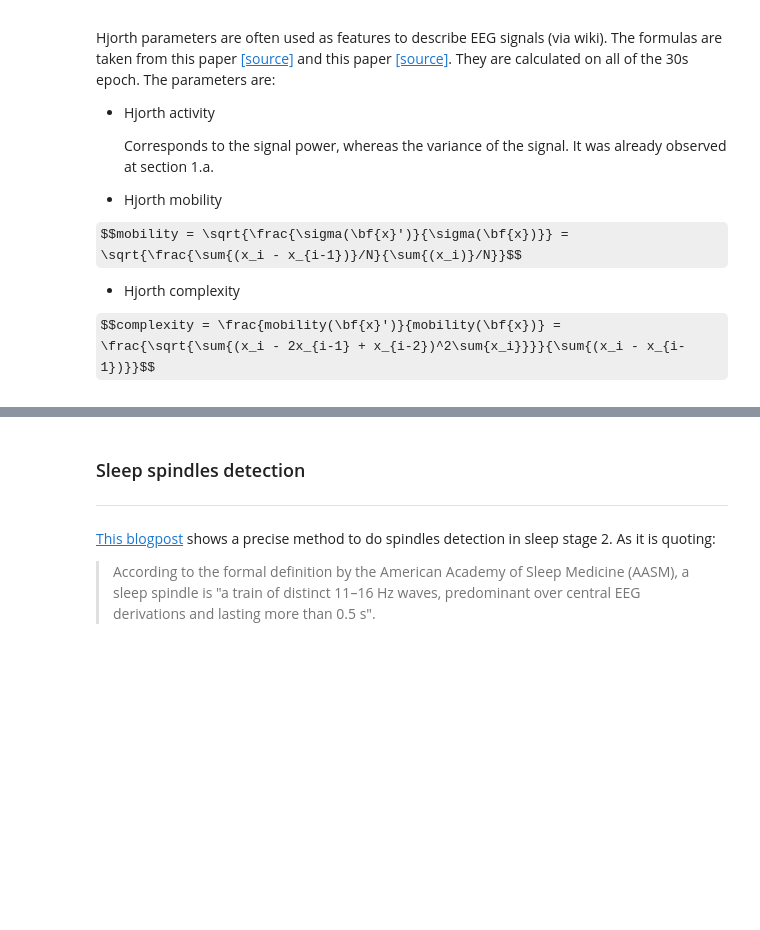
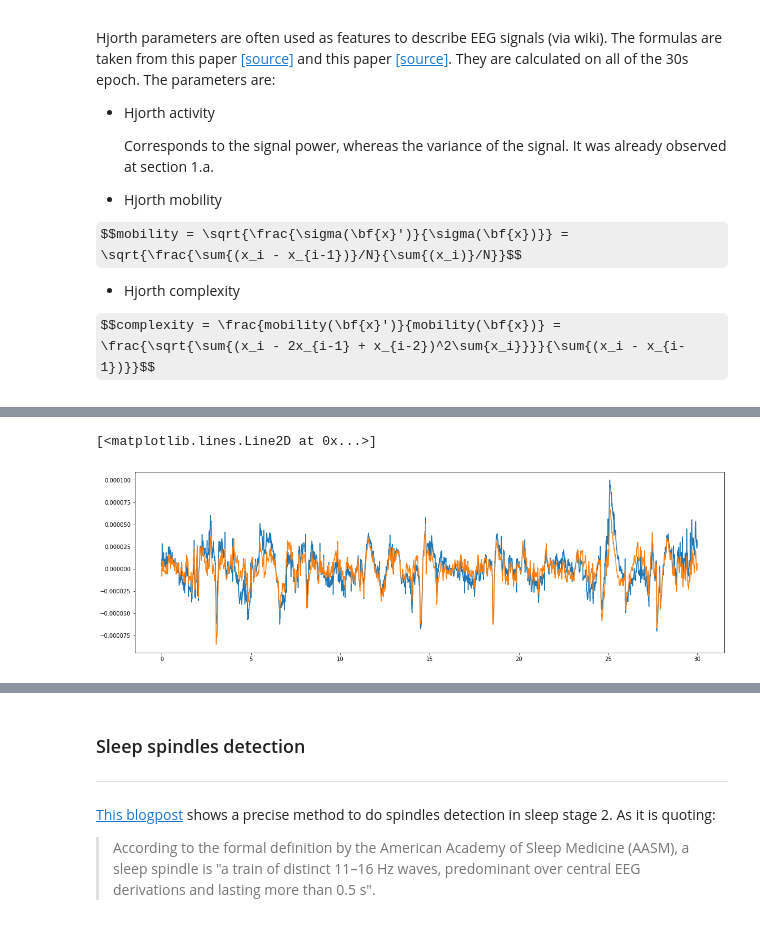
Before and after one commit to PolyCortex/polydodo, a Jupyter notebook: exploration.ipynb, the cells around one changed output, grey strips where cells are left out. Drawn from its saved outputs; the diff is of its cells as text; code cells hidden in the pictures; some formulas as TeX source; blank space fills up the shorter version.

```diff
--- a/exploration.ipynb
+++ b/exploration.ipynb
@@ -817,0 +1071,9 @@ plot_time_domain_distribution(measure_type=lambda signal: entropy.sample_entropy
+# %%
+%%time
+ORDERS = {
+    'delta': 5,
+    'theta': 8,
+    'alpha': 9,
+    'sigma': 9,
+    'beta': 9
+}
@@ -817,0 +1082,8 @@ plot_time_domain_distribution(measure_type=lambda signal: entropy.sample_entropy
+# %%
+%%time
+for key, freq_range in FREQ_BANDS.items():
+    l_freq = freq_range[0]/NYQUIST_FREQ
+    h_freq = freq_range[1]/NYQUIST_FREQ
+    b = kernels[key][ORDERS[key]][0]
+    a = kernels[key][ORDERS[key]][1]
+    epochs_sub_bands[key] = epochs.copy().filter(l_freq=l_freq, h_freq=h_freq, method='iir', n_jobs=-1, iir_params = {'order': order, 'ftype': 'butter','a': a,'b': b}, verbose=False)
@@ -817,0 +1093,15 @@ plot_time_domain_distribution(measure_type=lambda signal: entropy.sample_entropy
+# %%
+fig, ax = plt.subplots(figsize=(19,6))
+
+original_epoch = epochs['Sleep stage W'][0].get_data().squeeze()[0]
+x = np.linspace(0.0, EPOCH_DURATION, len(original_epoch))
+ax.plot(x, original_epoch)
+
+reconstituted_signal = np.zeros(len(original_epoch))
+for key in FREQ_BANDS.keys():
+    reconstituted_signal += epochs_sub_bands[key]['Sleep stage W'][0].get_data().squeeze()[0]
+
+ax.plot(x, reconstituted_signal)
+# %% [output]
+[<matplotlib.lines.Line2D at 0x...>]
+[figure, added]
```
Also changed, not shown: parts of 58 cells of this notebook.
